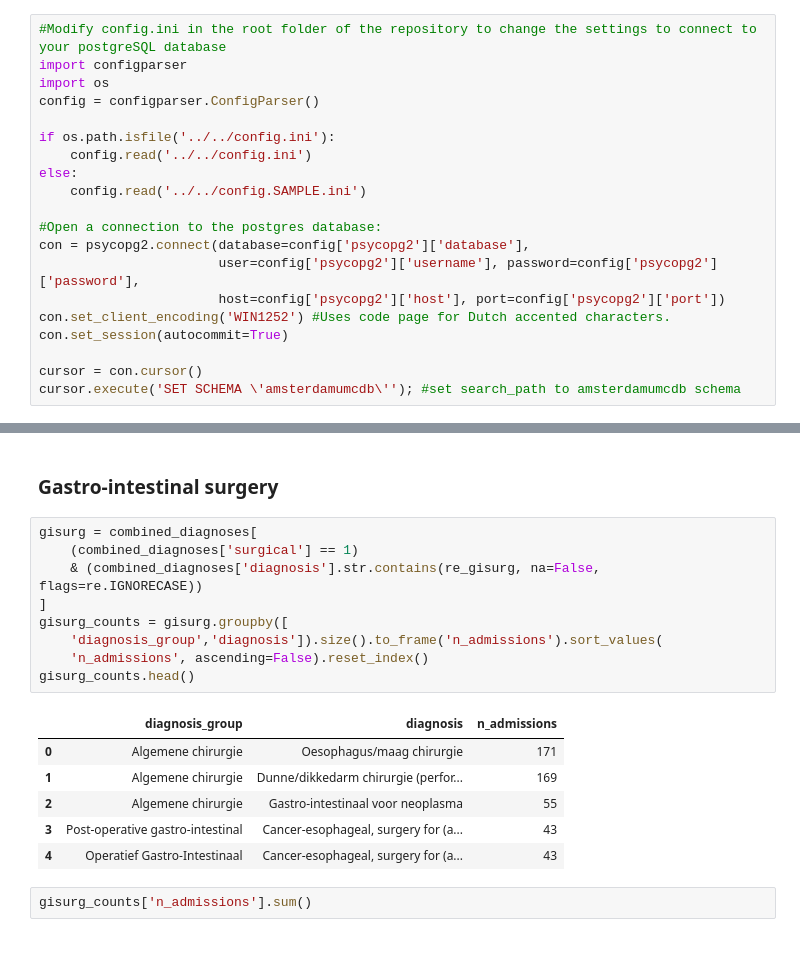
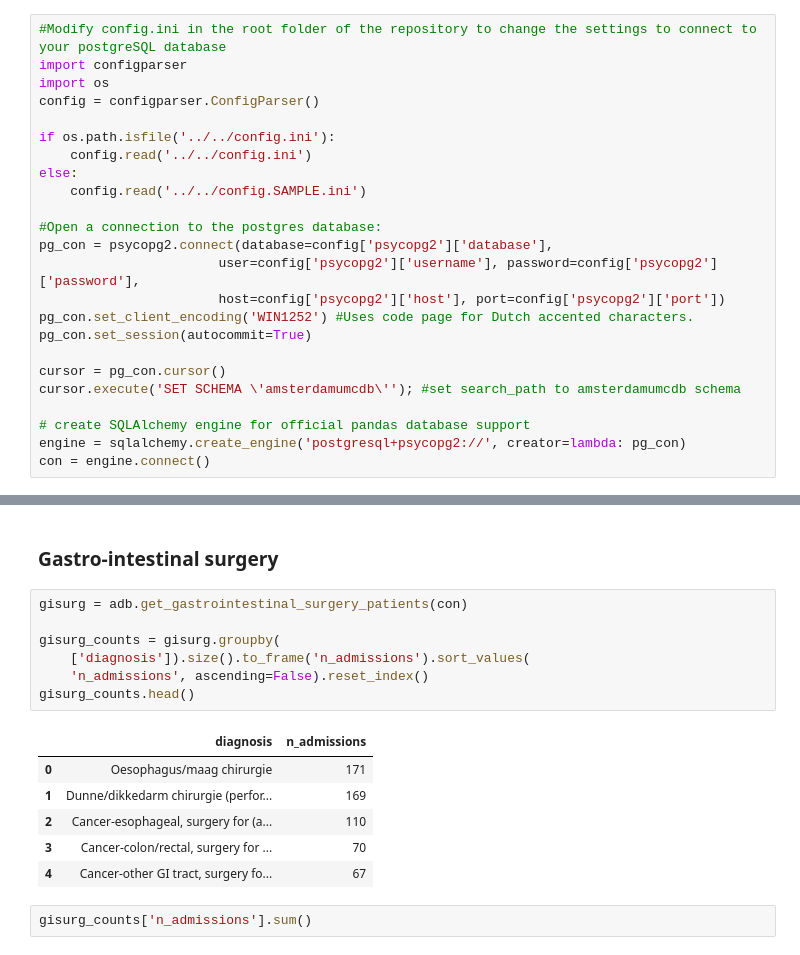
Before and after one commit to AmsterdamUMC/AmsterdamUMCdb, a Jupyter notebook: concepts/diagnosis/reason_for_admission.ipynb, the cells around one changed output, grey strips where cells are left out. Cells and saved outputs as stored; diff of their text form.

```diff
--- a/concepts/diagnosis/reason_for_admission.ipynb
+++ b/concepts/diagnosis/reason_for_admission.ipynb
@@ -72,14 +68,18 @@ else:
     config.read('../../config.SAMPLE.ini')
 
 #Open a connection to the postgres database:
-con = psycopg2.connect(database=config['psycopg2']['database'],
+pg_con = psycopg2.connect(database=config['psycopg2']['database'],
                        user=config['psycopg2']['username'], password=config['psycopg2']['password'],
                        host=config['psycopg2']['host'], port=config['psycopg2']['port'])
-con.set_client_encoding('WIN1252') #Uses code page for Dutch accented characters.
-con.set_session(autocommit=True)
+pg_con.set_client_encoding('WIN1252') #Uses code page for Dutch accented characters.
+pg_con.set_session(autocommit=True)
 
-cursor = con.cursor()
+cursor = pg_con.cursor()
 cursor.execute('SET SCHEMA \'amsterdamumcdb\''); #set search_path to amsterdamumcdb schema
+
+# create SQLAlchemy engine for official pandas database support
+engine = sqlalchemy.create_engine('postgresql+psycopg2://', creator=lambda: pg_con)
+con = engine.connect()
 # %%
 #loads the admissions table for stratification on admission unit
 sql = """
@@ -415,21 +263,19 @@ neurosurg_counts['n_admissions'].sum()
 # %% [markdown]
 ### Gastro-intestinal surgery
 # %%
-gisurg = combined_diagnoses[
-    (combined_diagnoses['surgical'] == 1)
-    & (combined_diagnoses['diagnosis'].str.contains(re_gisurg, na=False, flags=re.IGNORECASE))
-]
-gisurg_counts = gisurg.groupby([
-    'diagnosis_group','diagnosis']).size().to_frame('n_admissions').sort_values(
+gisurg = adb.get_gastrointestinal_surgery_patients(con)
+
+gisurg_counts = gisurg.groupby(
+    ['diagnosis']).size().to_frame('n_admissions').sort_values(
     'n_admissions', ascending=False).reset_index()
 gisurg_counts.head()
 # %% [output]
-|  | diagnosis_group | diagnosis | n_admissions |
-| 0 | Algemene chirurgie | Oesophagus/maag chirurgie | 171 |
-| 1 | Algemene chirurgie | Dunne/dikkedarm chirurgie (perfor... | 169 |
-| 2 | Algemene chirurgie | Gastro-intestinaal voor neoplasma | 55 |
-| 3 | Post-operative gastro-intestinal | Cancer-esophageal, surgery for (a... | 43 |
-| 4 | Operatief Gastro-Intestinaal | Cancer-esophageal, surgery for (a... | 43 |
+|  | diagnosis | n_admissions |
+| 0 | Oesophagus/maag chirurgie | 171 |
+| 1 | Dunne/dikkedarm chirurgie (perfor... | 169 |
+| 2 | Cancer-esophageal, surgery for (a... | 110 |
+| 3 | Cancer-colon/rectal, surgery for ... | 70 |
+| 4 | Cancer-other GI tract, surgery fo... | 67 |
 # %%
 gisurg_counts['n_admissions'].sum()
 # %% [output]
```
Also changed, not shown: parts of 38 cells of this notebook, 18 other files.
